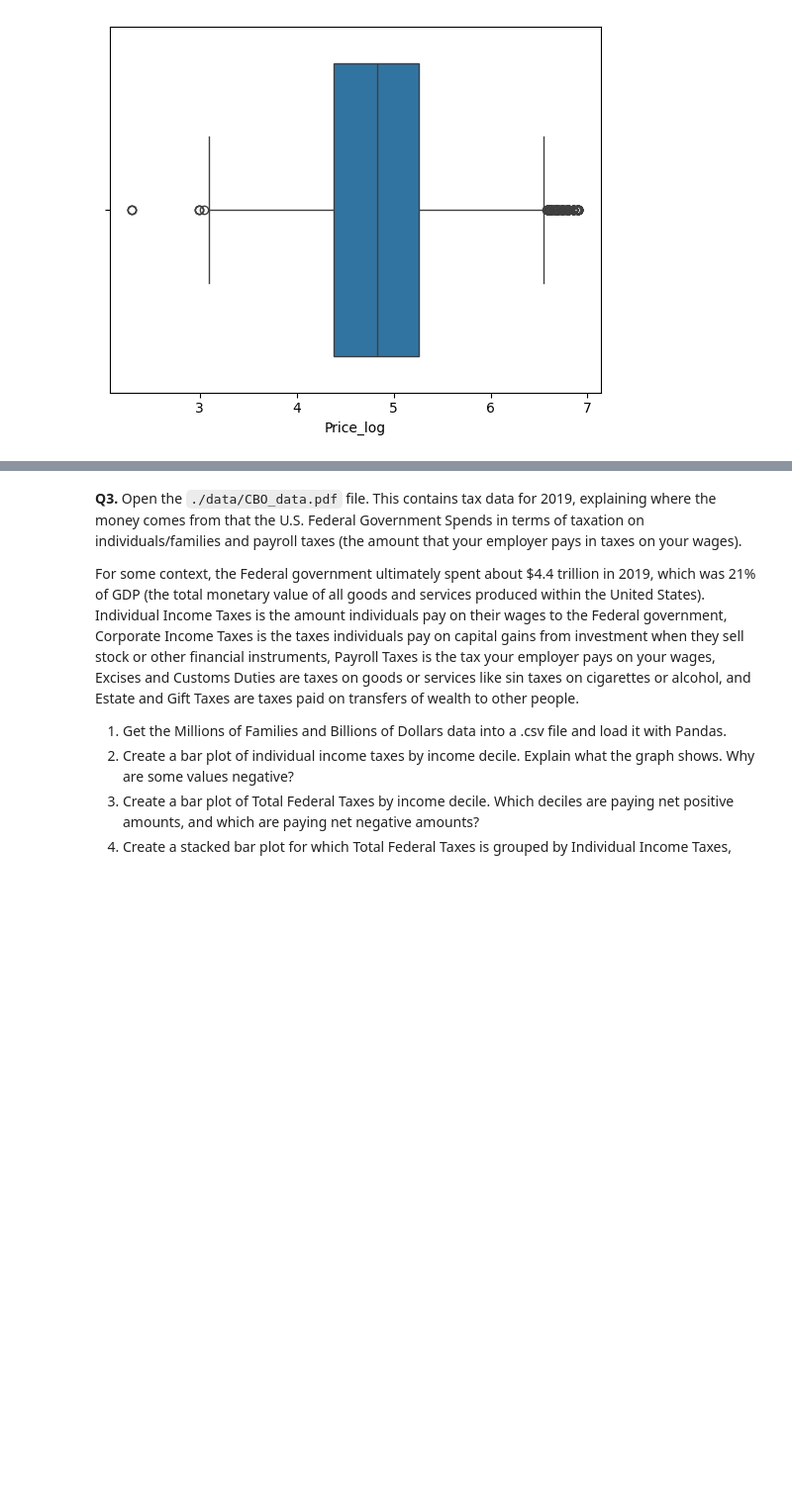
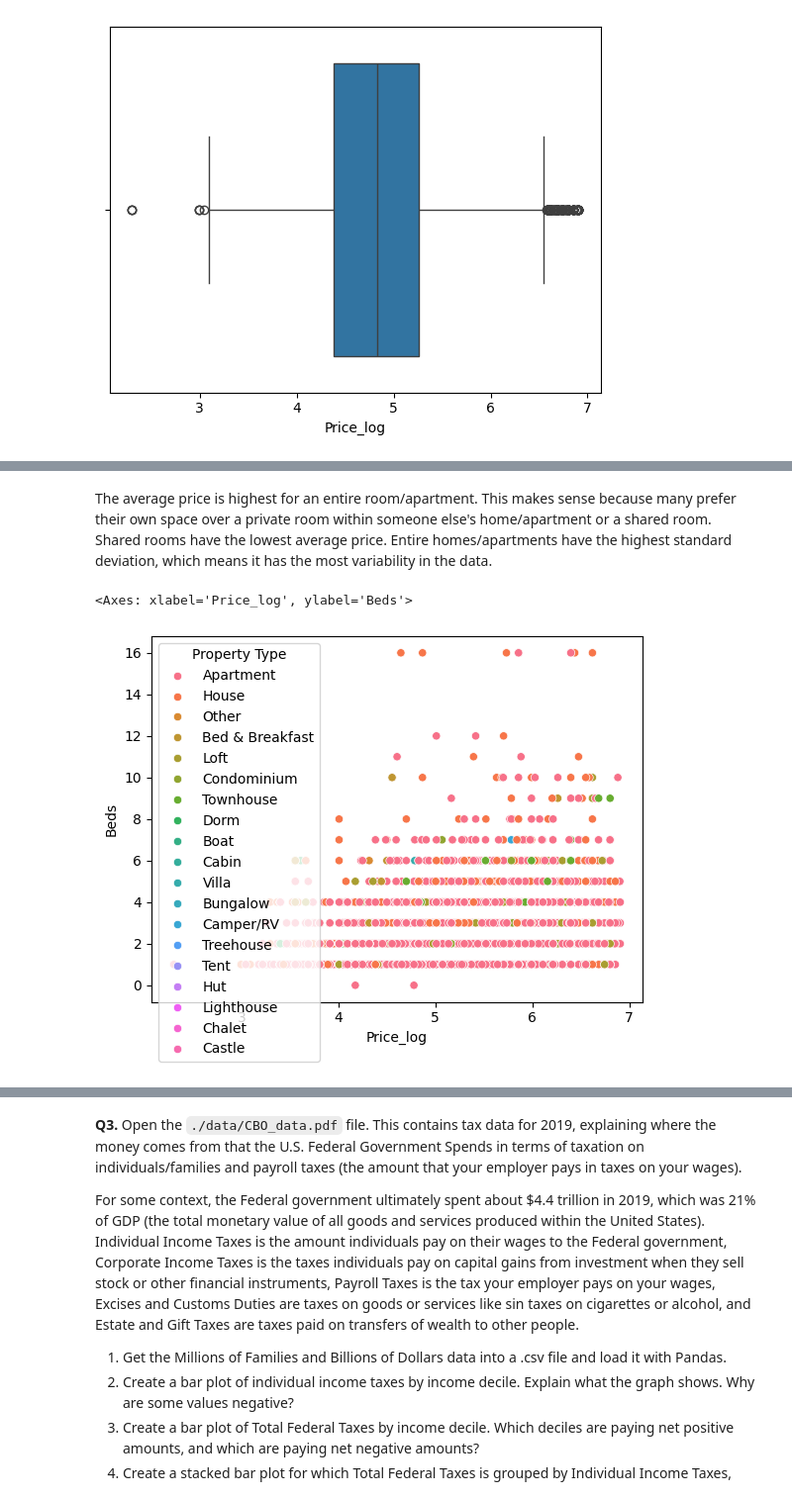
Before and after one commit to gffiveash/Visualization, a Jupyter notebook: assignment/assignment.ipynb, the cells around one changed output, grey strips where cells are left out. Shown: that part at 99% size. Cells and saved outputs as stored; diff of their text form; code cells hidden in the pictures; blank space fills up the shorter version.

```diff
--- a/assignment/assignment.ipynb
+++ b/assignment/assignment.ipynb
@@ -161,0 +232,7 @@ sns.boxplot(data=df,x='Price_log')
+# %% [markdown]
+The average price is highest for an entire room/apartment. This makes sense because many prefer their own space over a private room within someone else's home/apartment or a shared room. Shared rooms have the lowest average price. Entire homes/apartments have the highest standard deviation, which means it has the most variability in the data.
+# %%
+ sns.scatterplot(x=df['Price_log'],y=df['Beds'],hue=df['Property Type'])
+# %% [output]
+<Axes: xlabel='Price_log', ylabel='Beds'>
+[figure, added]
```
Also changed, not shown: parts of 13 cells of this notebook.
